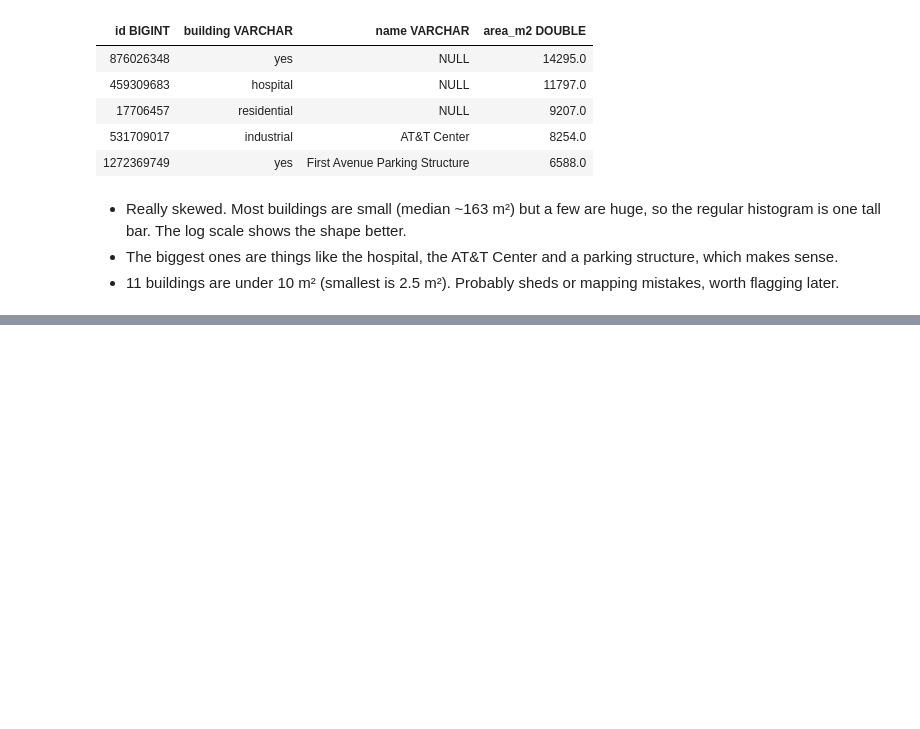
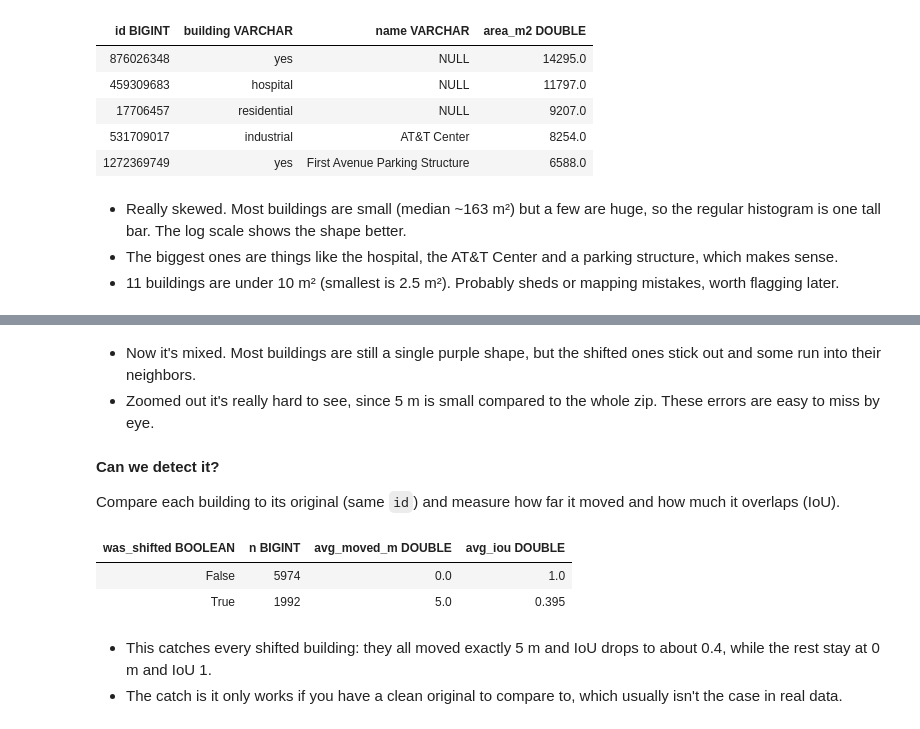
Before and after one commit to aarshiagupta/property-footprint-intelligence, a Jupyter notebook: notebooks/footprint_analysis/92103_hillcrest.ipynb, the cells around one changed output, grey strips where cells are left out. Cells and saved outputs as stored; diff of their text form; code cells hidden in the pictures; blank space fills up the shorter version.

```diff
--- a/notebooks/footprint_analysis/92103_hillcrest.ipynb
+++ b/notebooks/footprint_analysis/92103_hillcrest.ipynb
@@ -164,0 +226,24 @@ con.sql("""
+# %% [markdown]
+- Now it's mixed. Most buildings are still a single purple shape, but the shifted ones stick out and some run into their neighbors.
+- Zoomed out it's really hard to see, since 5 m is small compared to the whole zip. These errors are easy to miss by eye.
+# %% [markdown]
+**Can we detect it?**
+
+Compare each building to its original (same `id`) and measure how far it moved and how much it overlaps (IoU).
+# %%
+con.sql("""
+    SELECT s.was_shifted,
+           COUNT(*) AS n,
+           ROUND(AVG(ST_Distance(ST_Centroid(b.geometry), ST_Centroid(s.geometry))), 2) AS avg_moved_m,
+           ROUND(AVG(ST_Area(ST_Intersection(b.geometry, s.geometry))
+                     / ST_Area(ST_Union(b.geometry, s.geometry))), 3) AS avg_iou
+    FROM buildings b JOIN shifted_25 s USING (id)
+    GROUP BY 1 ORDER BY 1
+""")
+# %% [output]
+| was_shifted BOOLEAN | n BIGINT | avg_moved_m DOUBLE | avg_iou DOUBLE |
+| False | 5974 | 0.0 | 1.0 |
+| True | 1992 | 5.0 | 0.395 |
+# %% [markdown]
+- This catches every shifted building: they all moved exactly 5 m and IoU drops to about 0.4, while the rest stay at 0 m and IoU 1.
+- The catch is it only works if you have a clean original to compare to, which usually isn't the case in real data.
```
Also changed, not shown: parts of 9 cells of this notebook.
